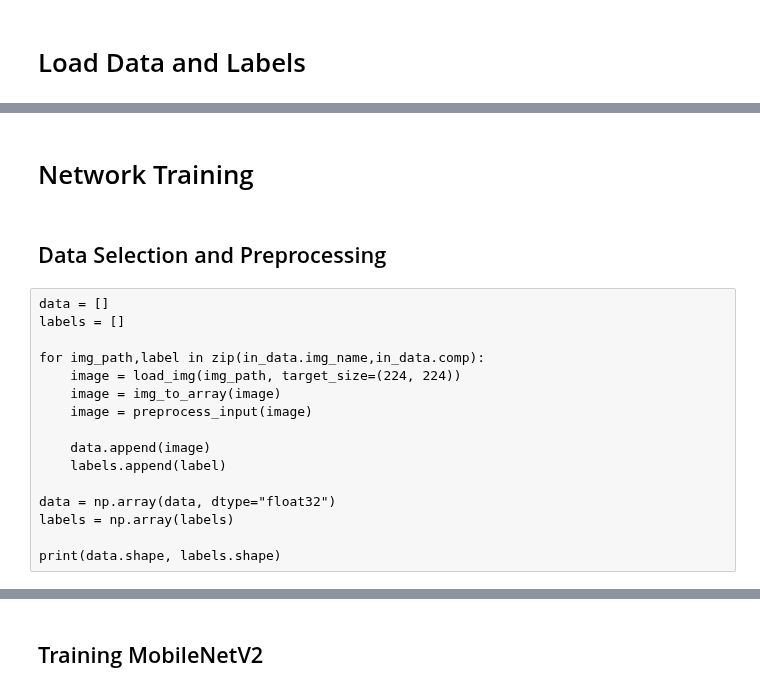
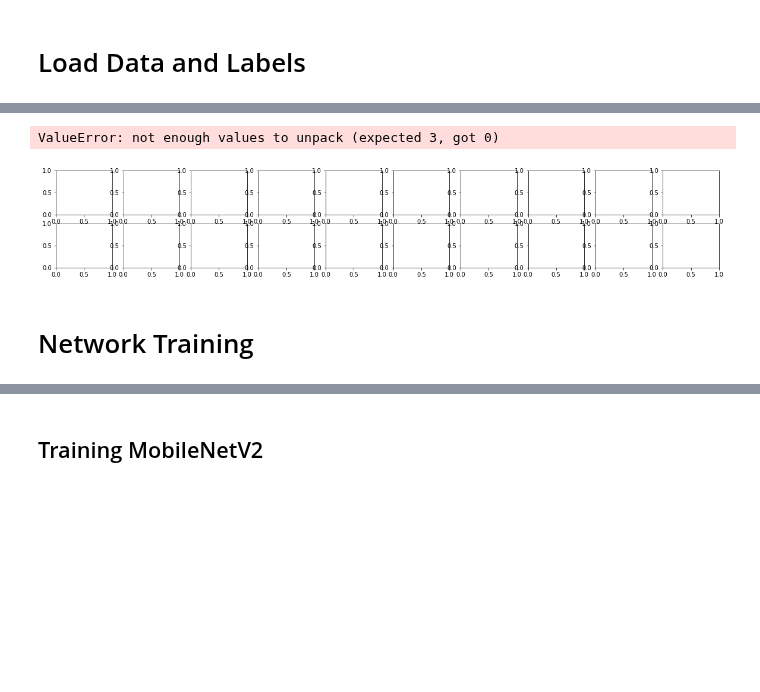
Before and after one commit to guilhermemg/icao_nets_training, a Jupyter notebook: notebooks/mouth_nets_training.ipynb, the cells around one changed output, grey strips where cells are left out. Saved outputs shown, nothing was run; the diff lists cells and outputs as text; code cells hidden in the pictures; blank space fills up the shorter version.

```diff
--- a/notebooks/mouth_nets_training.ipynb
+++ b/notebooks/mouth_nets_training.ipynb
@@ -115,0 +78,7 @@ in_data.shape
+# %%
+m = OpenfaceMouth()
+req = cts.ICAO_REQ.MOUTH
+dl_names = [x for x in DLName]
+
+netDataLoader = NetDataLoader(m, req, dl_names, True)
+in_data = netDataLoader.load_data()
@@ -115,0 +91,4 @@ in_data.shape
+# %%
+fqnet.load_faceqnet()
+# %%
+in_data['fqa_score'] = in_data.img_name.apply(lambda img : fqnet.run_faceqnet({'img':img})[0])
@@ -116,20 +127,16 @@ in_data.shape
+# %%
+import cv2
+import numpy as np
+
+tmp = in_data[in_data.fqa_score > 0.6]
+
+x = np.random.choice(tmp.img_name, 20)
+
+im_list = [cv2.imread(img) for img in x]
+
+dr.draw_imgs(im_list)
+# %% [output]
+ValueError: not enough values to unpack (expected 3, got 0)
+[figure, added]
 # %% [markdown]
 # Network Training
-# %% [markdown]
-## Data Selection and Preprocessing
-# %% [raw]
-data = []
-labels = []
-
-for img_path,label in zip(in_data.img_name,in_data.comp):
-	image = load_img(img_path, target_size=(224, 224))
-	image = img_to_array(image)
-	image = preprocess_input(image)
-
-	data.append(image)
-	labels.append(label)
-
-data = np.array(data, dtype="float32")
-labels = np.array(labels)
-
-print(data.shape, labels.shape)
```
Also changed, not shown: parts of 19 cells of this notebook, 3 other files.
